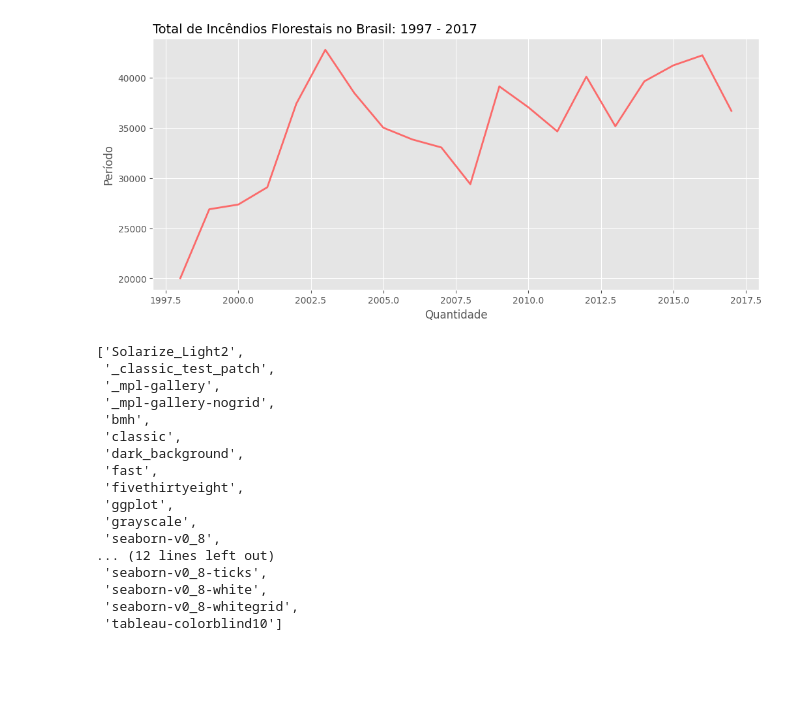
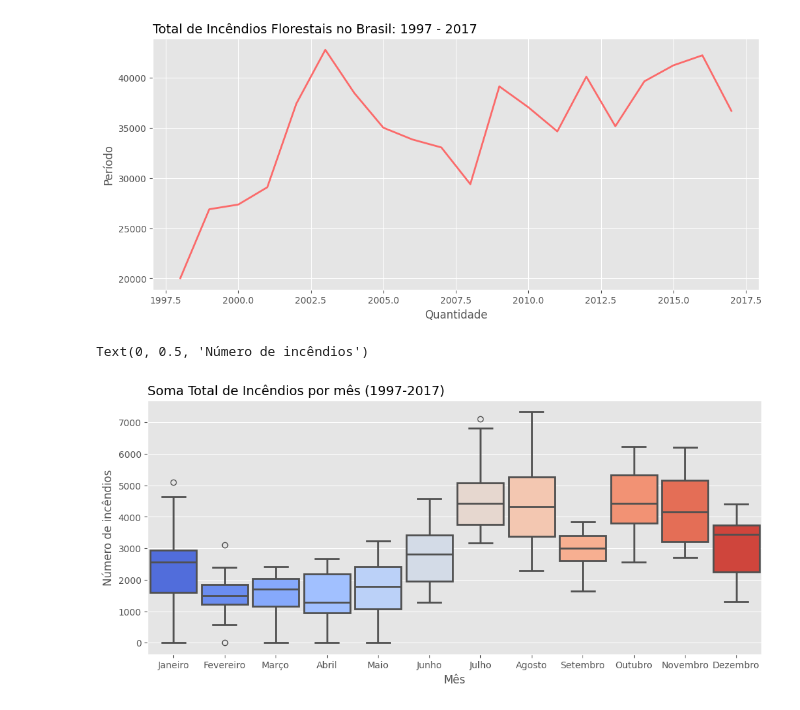
Before and after one commit to JoaoPauloCavalcante/Python_para_Analise_de_Dados_Data_Viking, a Jupyter notebook: projeto_pratico_10_analise_incendios_florestais.ipynb, the cells around one changed output. Drawn from its saved outputs; the diff is of its cells as text; code cells hidden in the pictures; blank space fills up the shorter version.

```diff
--- a/projeto_pratico_10_analise_incendios_florestais.ipynb
+++ b/projeto_pratico_10_analise_incendios_florestais.ipynb
@@ -94,0 +140,4 @@ dtype: int64
+# %%
+base_dados = pd.merge(base_dados, df_estados, left_on=['state'], right_on=['estado'], how='left')
+base_dados = base_dados.drop(columns=['estado'])
+base_dados.head()
@@ -124,23 +180,23 @@ plt.ylabel('Período')
 # %% [output]
 Text(0, 0.5, 'Período')
 [figure]
-# %%
-plt.style.available
-# %% [output]
-['Solarize_Light2',
- '_classic_test_patch',
- '_mpl-gallery',
- '_mpl-gallery-nogrid',
- 'bmh',
- 'classic',
- 'dark_background',
- 'fast',
- 'fivethirtyeight',
- 'ggplot',
- 'grayscale',
- 'seaborn-v0_8',
-... (12 lines left out)
- 'seaborn-v0_8-ticks',
- 'seaborn-v0_8-white',
- 'seaborn-v0_8-whitegrid',
- 'tableau-colorblind10']
+# %%
+# Análise por mês
+analise02 = base_dados.groupby(by=['year', 'month'])['number'].sum().reset_index()
+
+# Tamanho
+plt.figure(figsize=(12,5))
+
+# Título
+plt.title('Soma Total de Incêndios por mês (1997-2017)', loc='left', fontsize=14)
+
+# Gráfico
+sns.boxplot(data=analise02,  x='month', y='number', palette='coolwarm', saturation=1, width=0.9, linewidth=2,
+            order=['Janeiro', 'Fevereiro', 'Março', 'Abril', 'Maio', 'Junho', 'Julho', 'Agosto', 'Setembro', 'Outubro', 'Novembro', 'Dezembro'])
+
+# Labels
+plt.xlabel('Mês')
+plt.ylabel('Número de incêndios')
+# %% [output]
+Text(0, 0.5, 'Número de incêndios')
+[figure, added]
```
Also changed, not shown: parts of 9 cells of this notebook, 1 other file.
